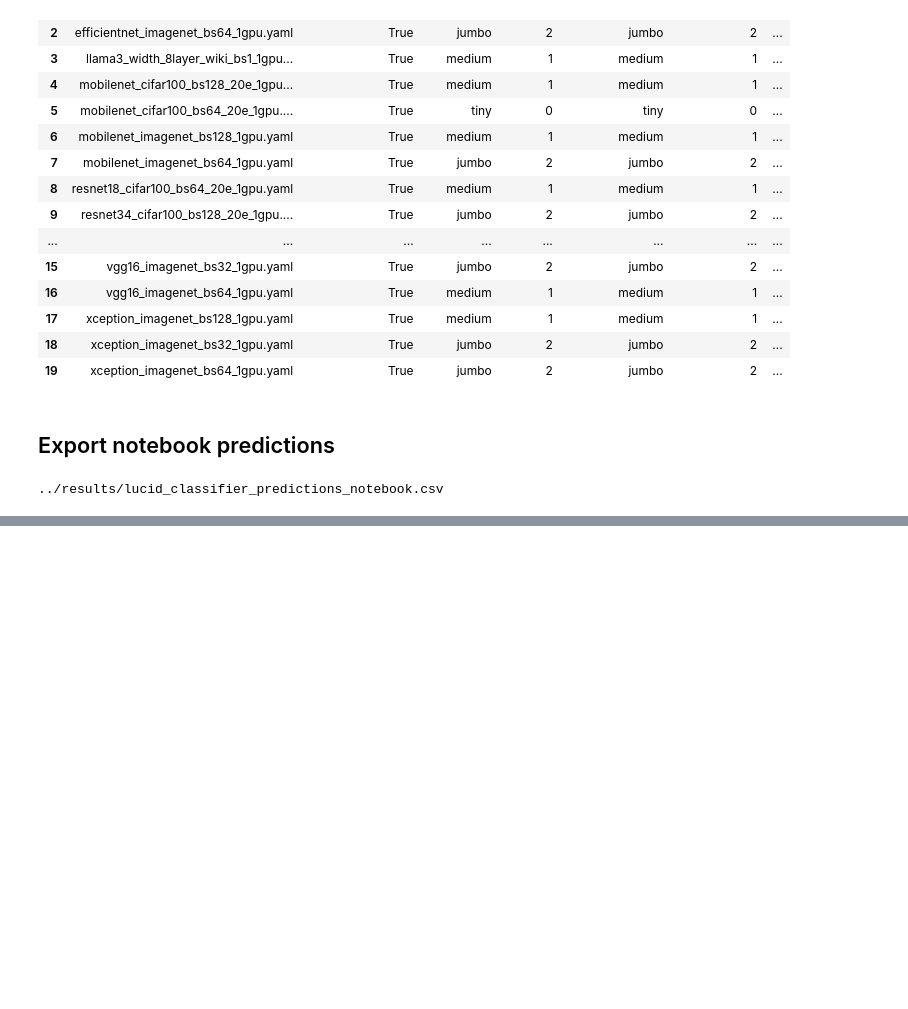
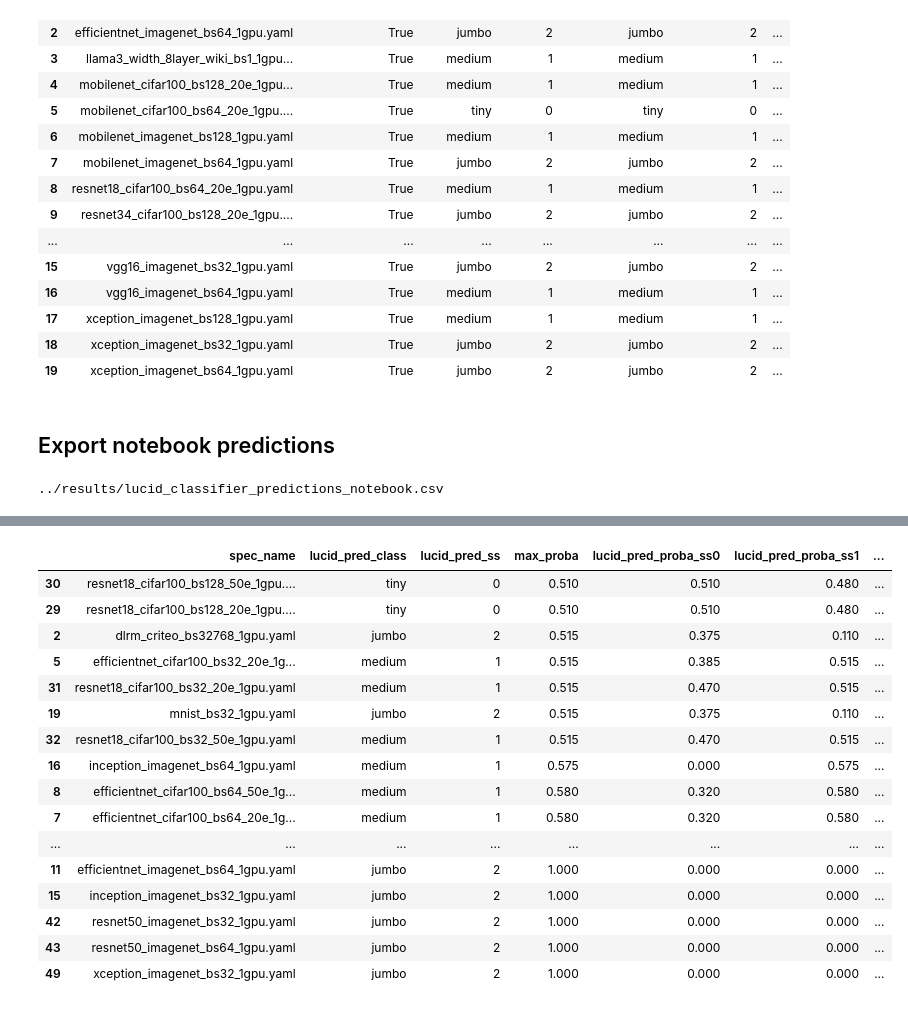
Before and after one commit to ehsanyousefzadehasl/AEGIS, a Jupyter notebook: evaluation/lucid/notebooks/lucid_classifier_inspection.ipynb, the cells around one changed output, grey strips where cells are left out. Drawn from its saved outputs; the diff is of its cells as text; code cells hidden in the pictures; blank space fills up the shorter version.

Commit message:
docs(evaluation): add Lucid label finalization artifacts

```diff
--- a/evaluation/lucid/notebooks/lucid_classifier_inspection.ipynb
+++ b/evaluation/lucid/notebooks/lucid_classifier_inspection.ipynb
@@ -241,0 +343,29 @@ print(output)
+# %%
+proba_cols = ["lucid_pred_proba_ss0", "lucid_pred_proba_ss1", "lucid_pred_proba_ss2"]
+all_predictions["max_proba"] = all_predictions[proba_cols].max(axis=1)
+
+all_predictions.sort_values("max_proba")[[
+    "spec_name",
+    "lucid_pred_class",
+    "lucid_pred_ss",
+    "max_proba",
+    *proba_cols,
+]]
+# %% [output]
+|  | spec_name | lucid_pred_class | lucid_pred_ss | max_proba | lucid_pred_proba_ss0 | lucid_pred_proba_ss1 | ... |
+| 30 | resnet18_cifar100_bs128_50e_1gpu.... | tiny | 0 | 0.510 | 0.510 | 0.480 | ... |
+| 29 | resnet18_cifar100_bs128_20e_1gpu.... | tiny | 0 | 0.510 | 0.510 | 0.480 | ... |
+| 2 | dlrm_criteo_bs32768_1gpu.yaml | jumbo | 2 | 0.515 | 0.375 | 0.110 | ... |
+| 5 | efficientnet_cifar100_bs32_20e_1g... | medium | 1 | 0.515 | 0.385 | 0.515 | ... |
+| 31 | resnet18_cifar100_bs32_20e_1gpu.yaml | medium | 1 | 0.515 | 0.470 | 0.515 | ... |
+| 19 | mnist_bs32_1gpu.yaml | jumbo | 2 | 0.515 | 0.375 | 0.110 | ... |
+| 32 | resnet18_cifar100_bs32_50e_1gpu.yaml | medium | 1 | 0.515 | 0.470 | 0.515 | ... |
+| 16 | inception_imagenet_bs64_1gpu.yaml | medium | 1 | 0.575 | 0.000 | 0.575 | ... |
+| 8 | efficientnet_cifar100_bs64_50e_1g... | medium | 1 | 0.580 | 0.320 | 0.580 | ... |
+| 7 | efficientnet_cifar100_bs64_20e_1g... | medium | 1 | 0.580 | 0.320 | 0.580 | ... |
+| ... | ... | ... | ... | ... | ... | ... | ... |
+| 11 | efficientnet_imagenet_bs64_1gpu.yaml | jumbo | 2 | 1.000 | 0.000 | 0.000 | ... |
+| 15 | inception_imagenet_bs32_1gpu.yaml | jumbo | 2 | 1.000 | 0.000 | 0.000 | ... |
+| 42 | resnet50_imagenet_bs32_1gpu.yaml | jumbo | 2 | 1.000 | 0.000 | 0.000 | ... |
+| 43 | resnet50_imagenet_bs64_1gpu.yaml | jumbo | 2 | 1.000 | 0.000 | 0.000 | ... |
+| 49 | xception_imagenet_bs32_1gpu.yaml | jumbo | 2 | 1.000 | 0.000 | 0.000 | ... |
```
Also changed, not shown: parts of 7 cells of this notebook, 1 other file.
